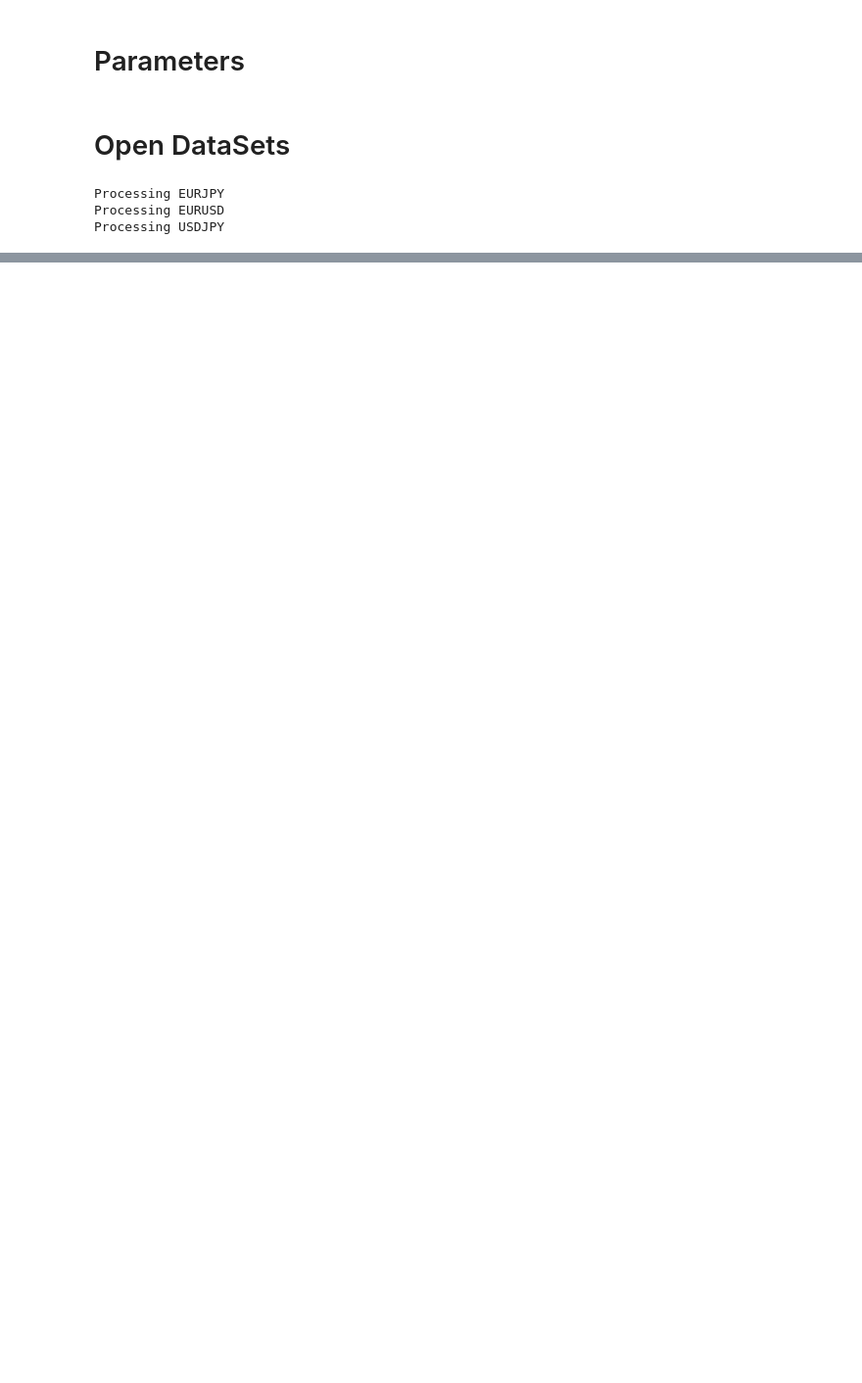
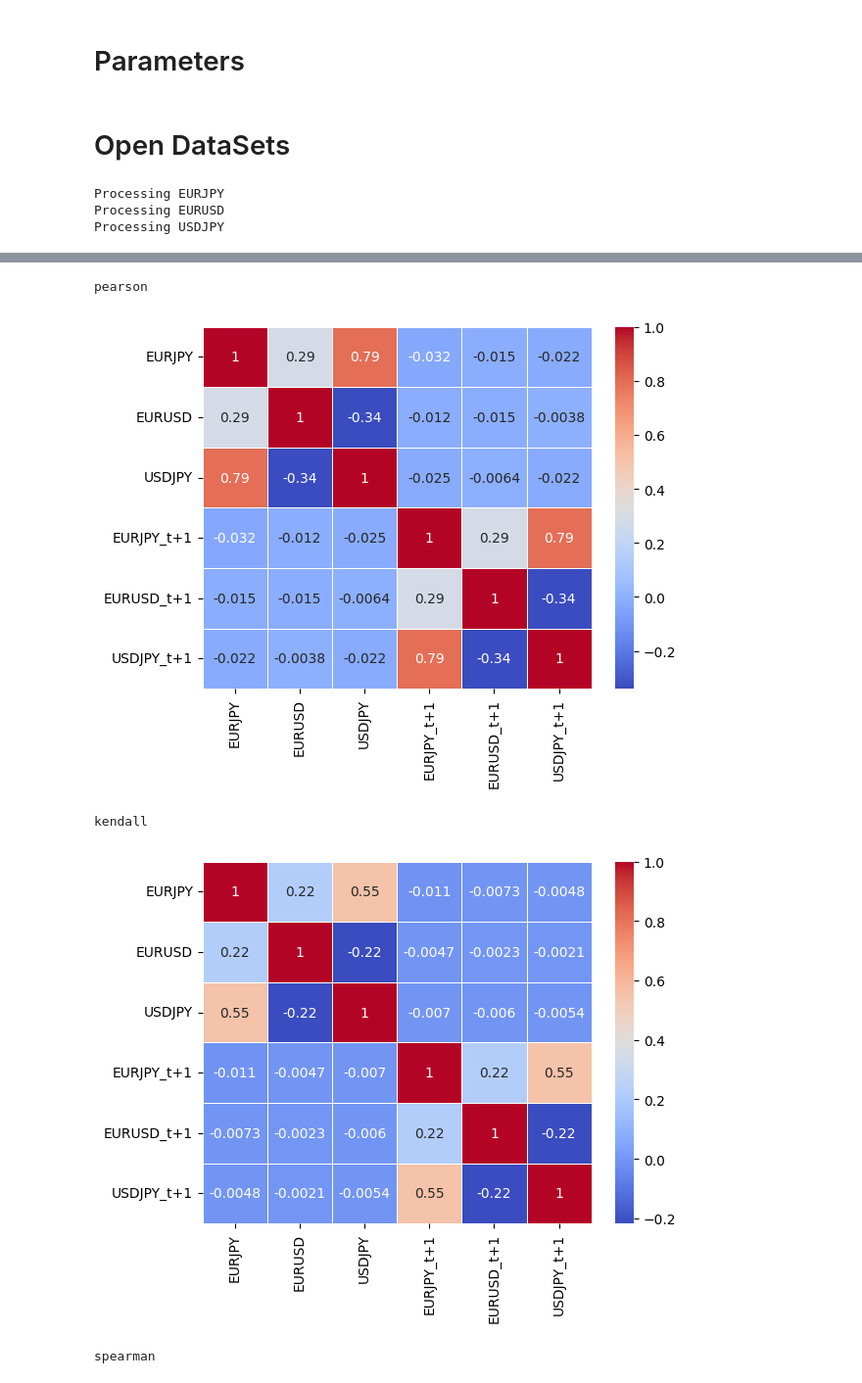
Before and after one commit to mchiuminatto/currency-correlation-returns, a Jupyter notebook: src/eda/Untitled.ipynb, the cells around one changed output, grey strips where cells are left out. Shown at 98% size. Cells and saved outputs as stored; diff of their text form; code cells hidden in the pictures; blank space fills up the shorter version.

```diff
--- a/src/eda/Untitled.ipynb
+++ b/src/eda/Untitled.ipynb
@@ -46,0 +48,5 @@ data_container["EURJPY"]
+# %%
+df_comparison: pd.DataFrame = pd.DataFrame()
+# %%
+for currency, dataset in data_container.items():
+    df_comparison[currency] = dataset["return"]
@@ -46,0 +70,9 @@ data_container["EURJPY"]
+# %%
+collect_t: list = []
+collect_t_p_1: list = []
+for currency in data_container.keys():
+    collect_t.append(currency)
+    collect_t_p_1.append(f"{currency}_t+1")
+    df_comparison[f"{currency}_t+1"] = df_comparison[currency].shift(-1)
+
+pairwise_instruments = list(product(collect_t, collect_t_p_1))
@@ -46,0 +89,15 @@ data_container["EURJPY"]
+# %%
+methods:list = ["pearson", "kendall", "spearman"]
+
+for method in methods:
+    correl_matrix = df_comparison.corr(method=method)
+    # Draw the heatmap
+    print(method)
+    sns.heatmap(correl_matrix, annot=True, cmap='coolwarm', linewidths=0.5)
+    plt.show()
+# %% [output]
+pearson
+[figure, added]
+kendall
+[figure, added]
+spearman
```
Also changed, not shown: parts of 16 cells of this notebook, 1 other file.
